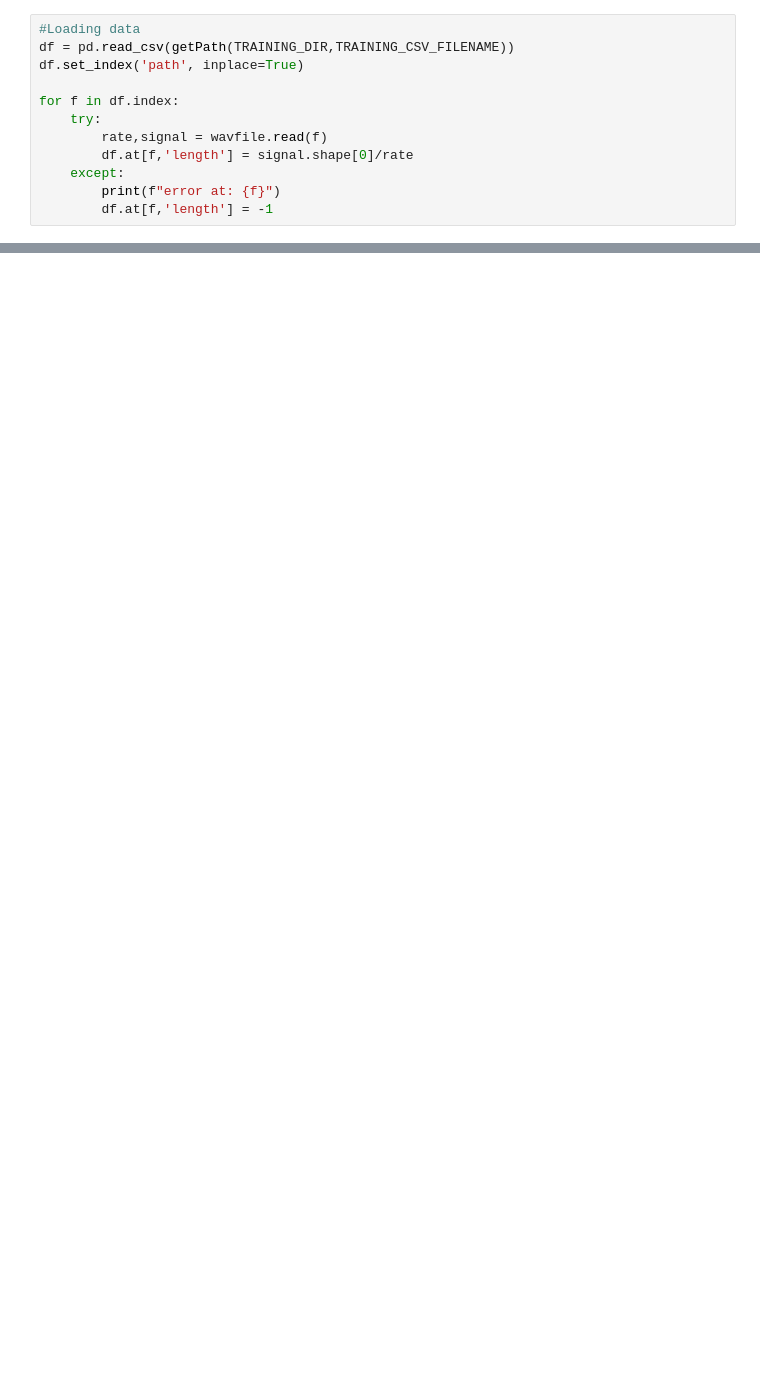
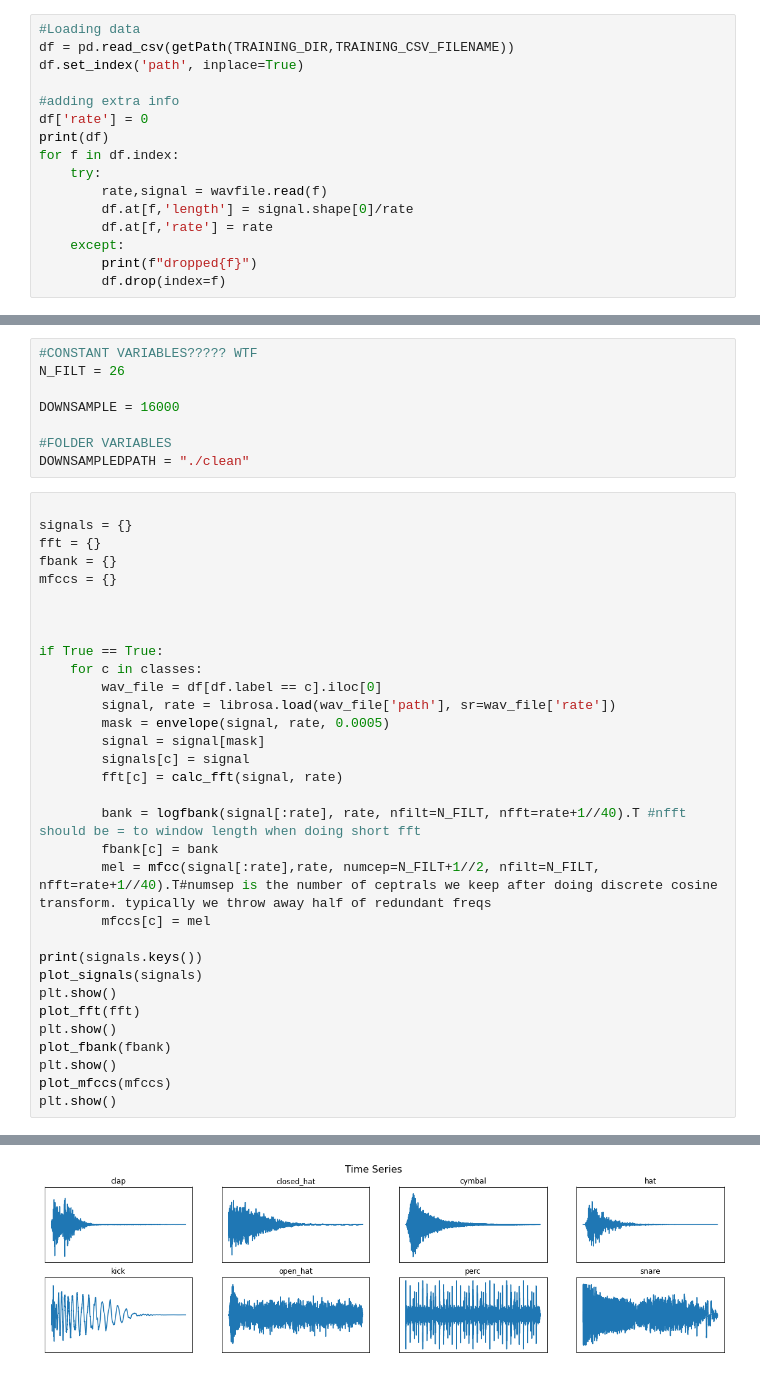
Before and after one commit to wumshei/samples, a Jupyter notebook: josh2sketchbook.ipynb, the cells around one changed output, grey strips where cells are left out. Drawn from its saved outputs; the diff is of its cells as text; blank space fills up the shorter version.

```diff
--- a/josh2sketchbook.ipynb
+++ b/josh2sketchbook.ipynb
@@ -74,11 +107,15 @@ def plot_mfccs(mfccs):
 df = pd.read_csv(getPath(TRAINING_DIR,TRAINING_CSV_FILENAME))
 df.set_index('path', inplace=True)
 
+#adding extra info
+df['rate'] = 0
+print(df)
 for f in df.index:
     try:
         rate,signal = wavfile.read(f)
         df.at[f,'length'] = signal.shape[0]/rate
+        df.at[f,'rate'] = rate
     except:
-        print(f"error at: {f}")
-        df.at[f,'length'] = -1
+        print(f"dropped{f}")
+        df.drop(index=f)
 # %% [output]
@@ -122,0 +170,41 @@ Name: length, dtype: float64
+# %%
+#CONSTANT VARIABLES????? WTF
+N_FILT = 26
+
+DOWNSAMPLE = 16000
+
+#FOLDER VARIABLES
+DOWNSAMPLEDPATH = "./clean"
+# %%
+
+signals = {}
+fft = {}
+fbank = {}
+mfccs = {}
+
+
+
+if True == True:
+    for c in classes:
+        wav_file = df[df.label == c].iloc[0]
+        signal, rate = librosa.load(wav_file['path'], sr=wav_file['rate'])
+        mask = envelope(signal, rate, 0.0005)
+        signal = signal[mask]
+        signals[c] = signal
+        fft[c] = calc_fft(signal, rate)
+
+        bank = logfbank(signal[:rate], rate, nfilt=N_FILT, nfft=rate+1//40).T #nfft should be = to window length when doing short fft
+        fbank[c] = bank
+        mel = mfcc(signal[:rate],rate, numcep=N_FILT+1//2, nfilt=N_FILT, nfft=rate+1//40).T#numsep is the number of ceptrals we keep after doing discrete cosine transform. typically we throw away half of redundant freqs
+        mfccs[c] = mel
+
+print(signals.keys())
+plot_signals(signals)
+plt.show()
+plot_fft(fft)
+plt.show()
+plot_fbank(fbank)
+plt.show()
+plot_mfccs(mfccs)
+plt.show()
+# %% [output]
@@ -122,0 +212 @@ Name: length, dtype: float64
+[figure, added]
```
Also changed, not shown: parts of 6 cells of this notebook, 44 other files.
